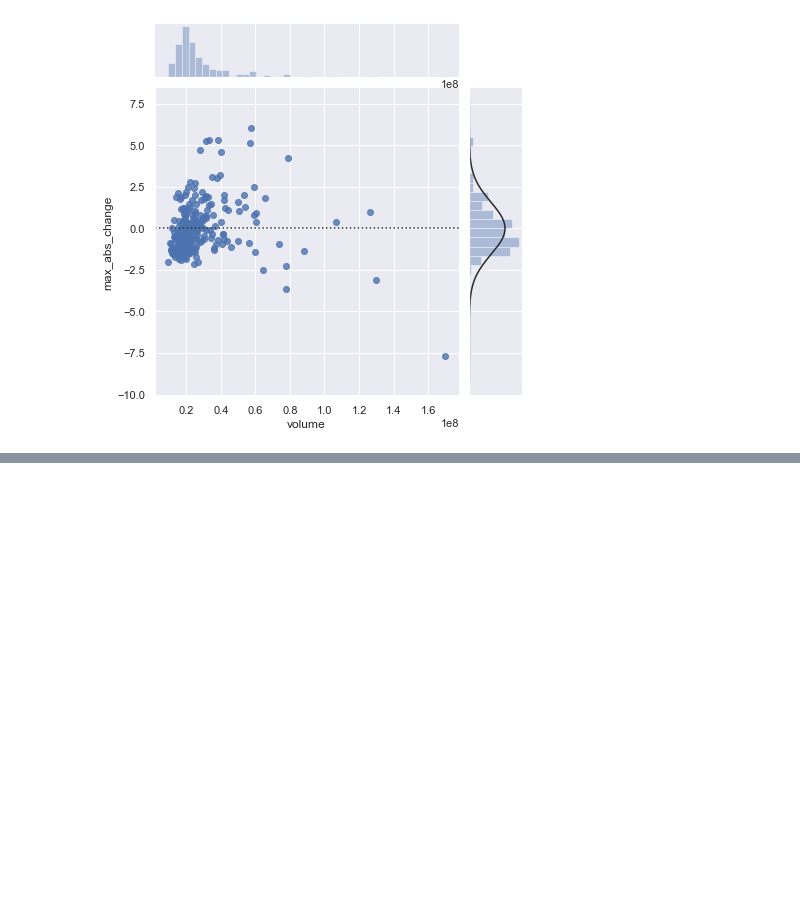
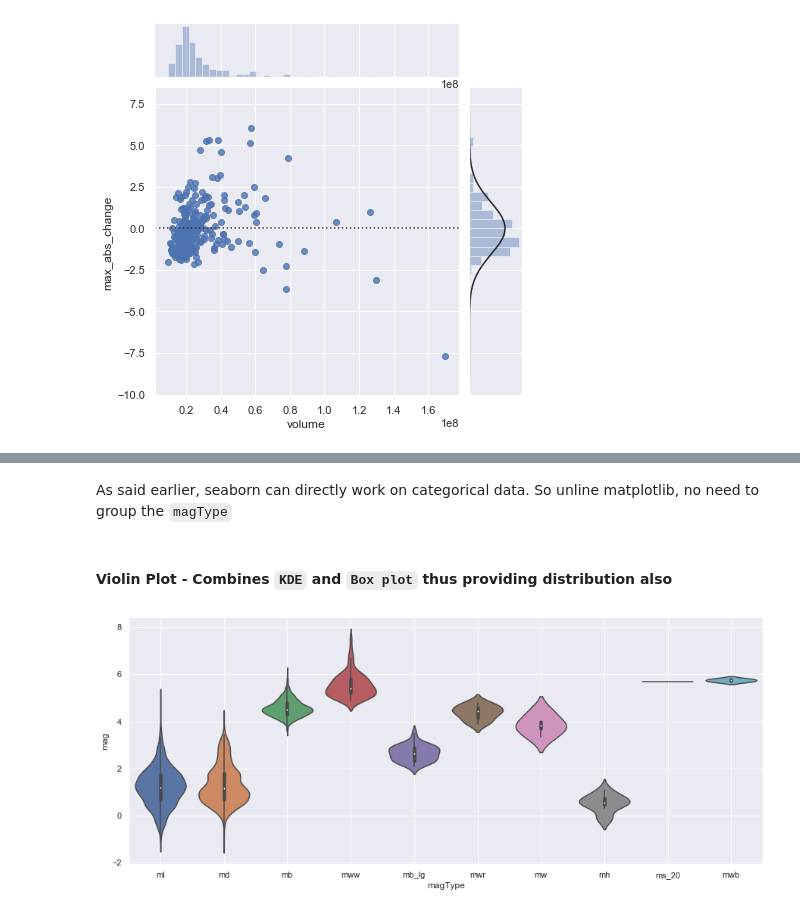
Before and after one commit to adityarj-pazuzu/Data-Visualization, a Jupyter notebook: Data Visualization using Matplotlib and Seaborn.ipynb, the cells around one changed output, grey strips where cells are left out. Saved outputs shown, nothing was run; the diff lists cells and outputs as text; code cells hidden in the pictures; blank space fills up the shorter version.

```diff
--- a/Data Visualization using Matplotlib and Seaborn.ipynb
+++ b/Data Visualization using Matplotlib and Seaborn.ipynb
@@ -319,0 +349,11 @@ sns.jointplot('volume', 'max_abs_change', kind='resid', data=fb.assign(volumn=np
+# %% [markdown]
+As said earlier, seaborn can directly work on categorical data. So unline matplotlib, no need to group the `magType`
+# %% [markdown]
+#### Violin Plot - Combines `KDE` and `Box plot` thus providing distribution also
+# %%
+sns.set(rc={'figure.figsize':(15,6)})
+sns.violinplot(x='magType', y='mag', scale='width', data=quakes)
+plt.grid(True)
+#parameter scale='width' gives same width to all violins
+# %% [output]
+[figure, added]
```
Also changed, not shown: parts of 18 cells of this notebook.
